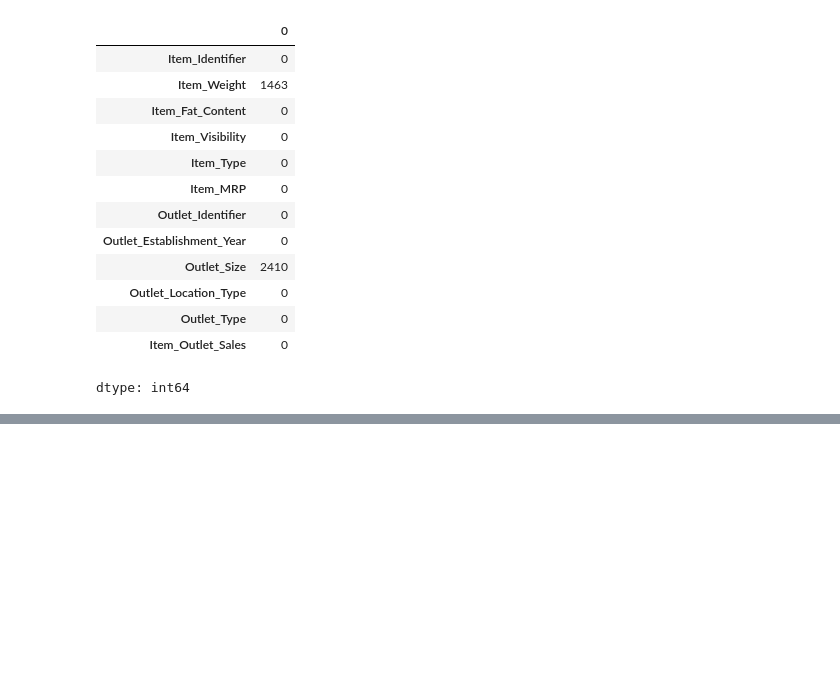
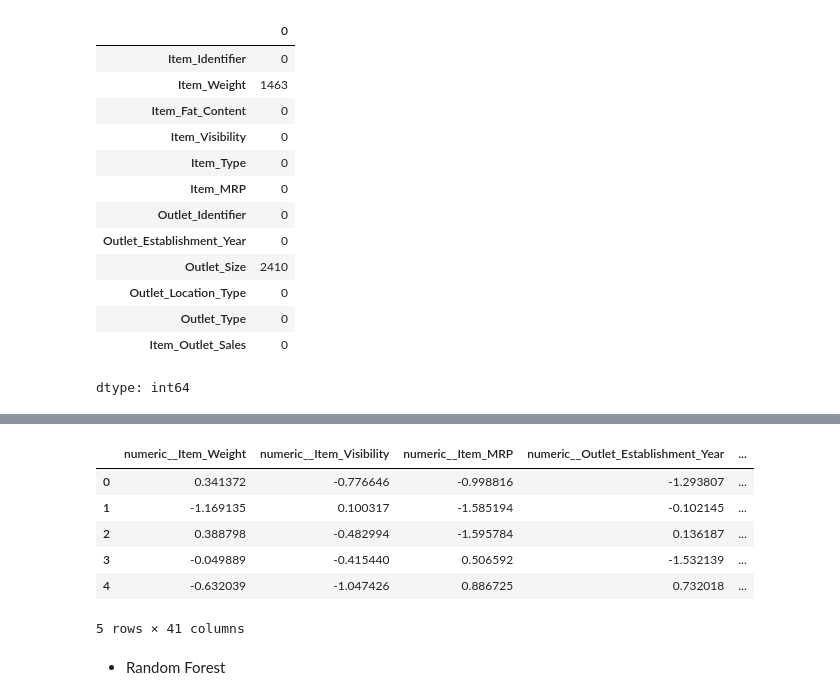
Before and after one commit to NaraDaibes/Predictions-Of-Product-Sales, a Jupyter notebook: project1.ipynb, the cells around one changed output, grey strips where cells are left out. Cells and saved outputs as stored; diff of their text form; code cells hidden in the pictures; blank space fills up the shorter version.

```diff
--- a/project1.ipynb
+++ b/project1.ipynb
@@ -311,0 +269,33 @@ In[]:
+# %%
+# column transformer
+# numeric features
+num_col=X_train.select_dtypes('number').columns
+impute_median=SimpleImputer(strategy='median')
+scaler=StandardScaler()
+num_pipe=make_pipeline(impute_median,scaler)
+num_tuple=('numeric', num_pipe,num_col)
+
+# CATEGORICAL
+cat_col=X_train.select_dtypes('object').columns.drop(['Outlet_Size', 'Outlet_Location_Type'])
+impute_Na=SimpleImputer(strategy='constant',fill_value='NA')
+ohe_encoder=OneHotEncoder(sparse_output=False,handle_unknown='ignore')
+cat_scaler=StandardScaler()
+cat_pipe=make_pipeline(impute_Na,ohe_encoder, cat_scaler)
+cat_tuple=('categorical',cat_pipe,cat_col)
+
+#Ordinal features
+ord_col=['Outlet_Size', 'Outlet_Location_Type']
+impute_Na_ord=SimpleImputer(strategy='constant',fill_value='NA')
+qual_col_order1=['Small','Medium','High', 'NA'] # Include 'NA' in categories for Outlet_Size
+qual_col_order2=['Tier 1','Tier 2','Tier 3']
+ordinal_cat_orders=[qual_col_order1,qual_col_order2]
+ohe_encoder_ord=OrdinalEncoder(categories=ordinal_cat_orders)
+scaler_ord=StandardScaler()
+ord_pipe=make_pipeline(impute_Na_ord, ohe_encoder_ord,scaler_ord)
+ord_tuple=('ordinal',ord_pipe,ord_col)
+
+# column transformer
+col_transformer=ColumnTransformer([num_tuple,cat_tuple, ord_tuple],remainder='drop' )
+col_transformer.fit(X_train)
+x_train_transformed=col_transformer.transform(X_train)
+x_test_transformed=col_transformer.transform(X_test)
@@ -311,0 +382,19 @@ In[]:
+# %%
+y_prediction_train=lin_reg.predict(x_train_transformed)
+y_prediction_test=lin_reg.predict(x_test_transformed)
+features_names = col_transformer.get_feature_names_out()
+prediction = pd.DataFrame(x_test_transformed, columns=features_names)
+prediction['true_sales']=y_test.values
+prediction['predicted_sales']=y_prediction_test.round(1)
+prediction['Error']=(y_prediction_test-y_test.values).round(1)
+prediction.head()
+# %% [output]
+|  | numeric__Item_Weight | numeric__Item_Visibility | numeric__Item_MRP | numeric__Outlet_Establishment_Year | ... |
+| 0 | 0.341372 | -0.776646 | -0.998816 | -1.293807 | ... |
+| 1 | -1.169135 | 0.100317 | -1.585194 | -0.102145 | ... |
+| 2 | 0.388798 | -0.482994 | -1.595784 | 0.136187 | ... |
+| 3 | -0.049889 | -0.415440 | 0.506592 | -1.532139 | ... |
+| 4 | -0.632039 | -1.047426 | 0.886725 | 0.732018 | ... |
+5 rows × 41 columns
+# %% [markdown]
+* Random Forest
```
Also changed, not shown: parts of 65 cells of this notebook.
